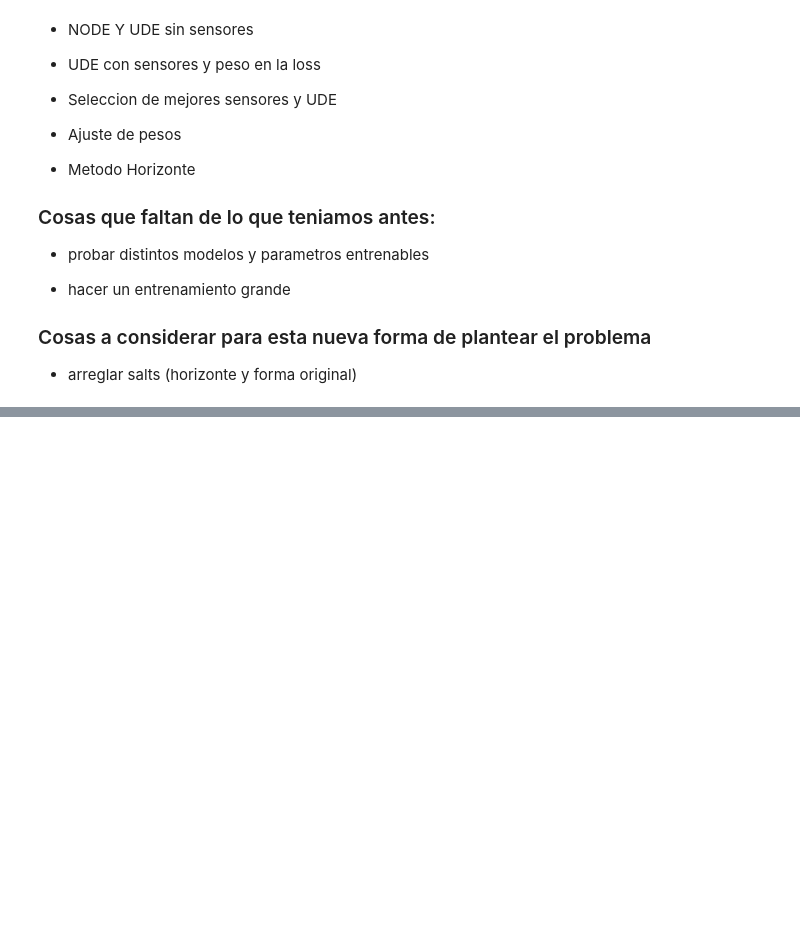
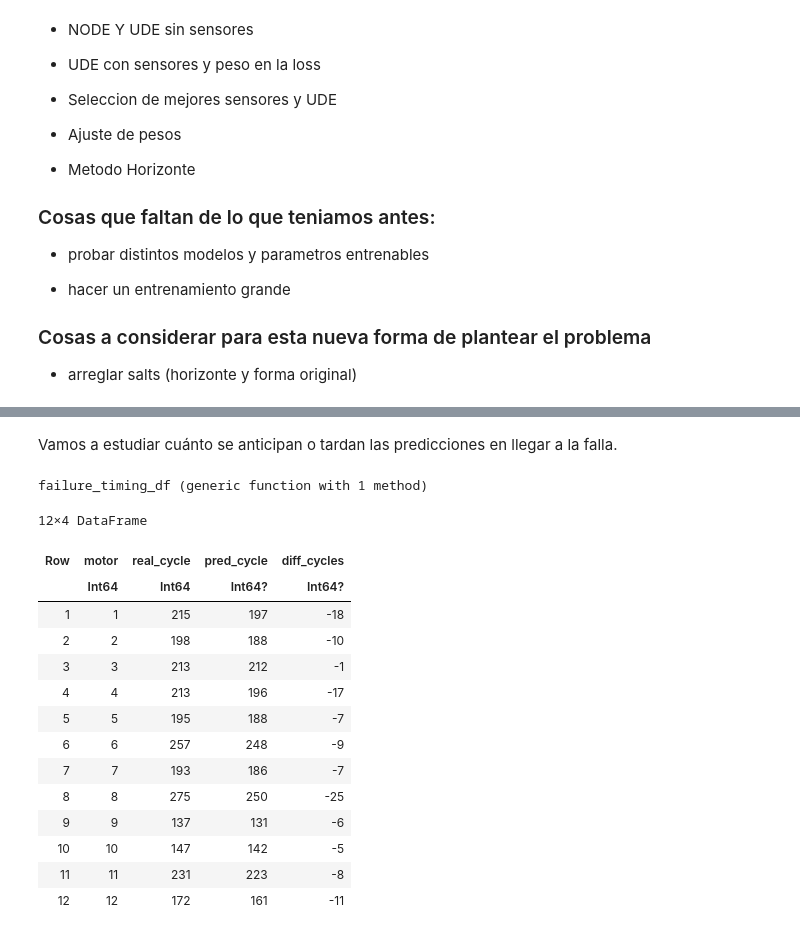
Before and after one commit to SoutoSebastian/TP-DegradacionDeMotores, a Jupyter notebook: mi_entorno/degradacion2.ipynb, the cells around one changed output, grey strips where cells are left out. Saved outputs shown, nothing was run; the diff lists cells and outputs as text; code cells hidden in the pictures; blank space fills up the shorter version.

```diff
--- a/mi_entorno/degradacion2.ipynb
+++ b/mi_entorno/degradacion2.ipynb
@@ -1793,0 +1973,79 @@ pesos ajustados
+# %% [markdown]
+Vamos a estudiar cuánto se anticipan o tardan las predicciones en llegar a la falla.
+# %%
+function failure_timing_df(test_trajs, p_trained; threshold=1)
+
+    results = DataFrame(
+        motor = Int[],
+        real_cycle = Int[],
+        pred_cycle = Union{Missing, Int}[],
+        diff_cycles = Union{Missing, Int}[]
+    )
+
+    for (i, traj) in enumerate(test_trajs)
+
+        pred = predict_traj_sensors(
+            p_trained,
+            traj
+        )
+
+        # ciclo real de falla
+        idx_real = findfirst(==(1), traj.y_exact)
+
+        real_cycle =
+            isnothing(idx_real) ? missing :
+            Int(traj.t[idx_real])
+
+        # primer instante donde la predicción supera el umbral
+        idx_pred = findfirst(>=(threshold), pred)
+
+        pred_cycle =
+            isnothing(idx_pred) ? missing :
+            Int(traj.t[idx_pred])
+
+        diff =
+            ismissing(real_cycle) || ismissing(pred_cycle) ?
+            missing :
+            pred_cycle - real_cycle
+
+        push!(
+            results,
+            (
+                i,
+                real_cycle,
+                pred_cycle,
+                diff
+            )
+        )
+
+    end
+
+    return results
+
+end
+# %% [output]
+failure_timing_df (generic function with 1 method)
+# %%
+df_eval = failure_timing_df(
+    test_trajs,
+    p_trained_ude_sensors;
+    threshold=0.99
+)
+
+df_eval
+# %% [output]
+12×4 DataFrame
+| Row | motor | real_cycle | pred_cycle | diff_cycles |
+|  | Int64 | Int64 | Int64? | Int64? |
+| 1 | 1 | 215 | 197 | -18 |
+| 2 | 2 | 198 | 188 | -10 |
+| 3 | 3 | 213 | 212 | -1 |
+| 4 | 4 | 213 | 196 | -17 |
+| 5 | 5 | 195 | 188 | -7 |
+| 6 | 6 | 257 | 248 | -9 |
+| 7 | 7 | 193 | 186 | -7 |
+| 8 | 8 | 275 | 250 | -25 |
+| 9 | 9 | 137 | 131 | -6 |
+| 10 | 10 | 147 | 142 | -5 |
+| 11 | 11 | 231 | 223 | -8 |
+| 12 | 12 | 172 | 161 | -11 |
```
Also changed, not shown: parts of 28 cells of this notebook.
